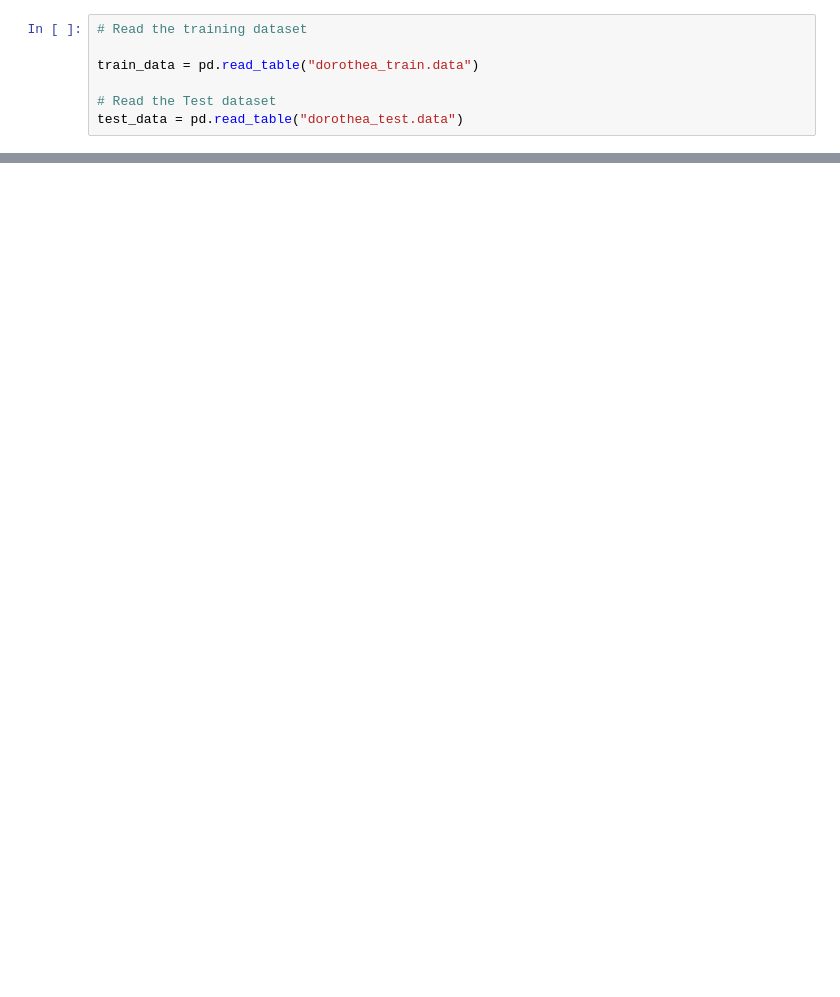
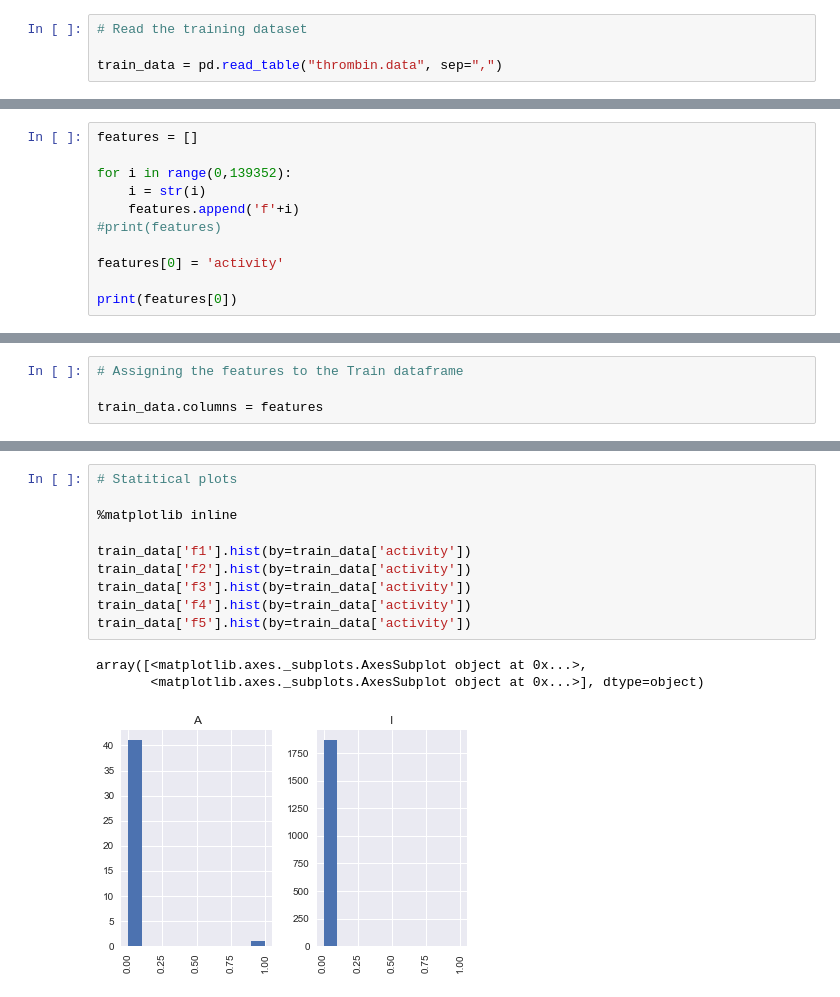
Before and after one commit to suneelnair1/Research_Internship, a Jupyter notebook: Sunil_Nair_Research_Internship_Codeset.ipynb, the cells around one changed output, grey strips where cells are left out. Saved outputs shown, nothing was run; the diff lists cells and outputs as text; blank space fills up the shorter version.

```diff
--- a/Sunil_Nair_Research_Internship_Codeset.ipynb
+++ b/Sunil_Nair_Research_Internship_Codeset.ipynb
@@ -6,7 +7,4 @@ import matplotlib.pyplot as plt
 # %%
 # Read the training dataset
 
-train_data = pd.read_table("dorothea_train.data")
-
-# Read the Test dataset
-test_data = pd.read_table("dorothea_test.data")
+train_data = pd.read_table("thrombin.data", sep=",")
@@ -26,0 +49,11 @@ False
+# %%
+features = []
+
+for i in range(0,139352):
+    i = str(i)
+    features.append('f'+i)
+#print(features)
+
+features[0] = 'activity'
+
+print(features[0])
@@ -27 +62,5 @@ False
+# %%
+# Assigning the features to the Train dataframe
+
+train_data.columns = features
 # %%
@@ -67,0 +138,14 @@ NameError: name 'Y' is not defined
+# %%
+# Statitical plots
+
+%matplotlib inline
+
+train_data['f1'].hist(by=train_data['activity'])
+train_data['f2'].hist(by=train_data['activity'])
+train_data['f3'].hist(by=train_data['activity'])
+train_data['f4'].hist(by=train_data['activity'])
+train_data['f5'].hist(by=train_data['activity'])
+# %% [output]
+array([<matplotlib.axes._subplots.AxesSubplot object at 0x...>,
+       <matplotlib.axes._subplots.AxesSubplot object at 0x...>], dtype=object)
+[figure, added]
```
Also changed, not shown: parts of 13 cells of this notebook.
